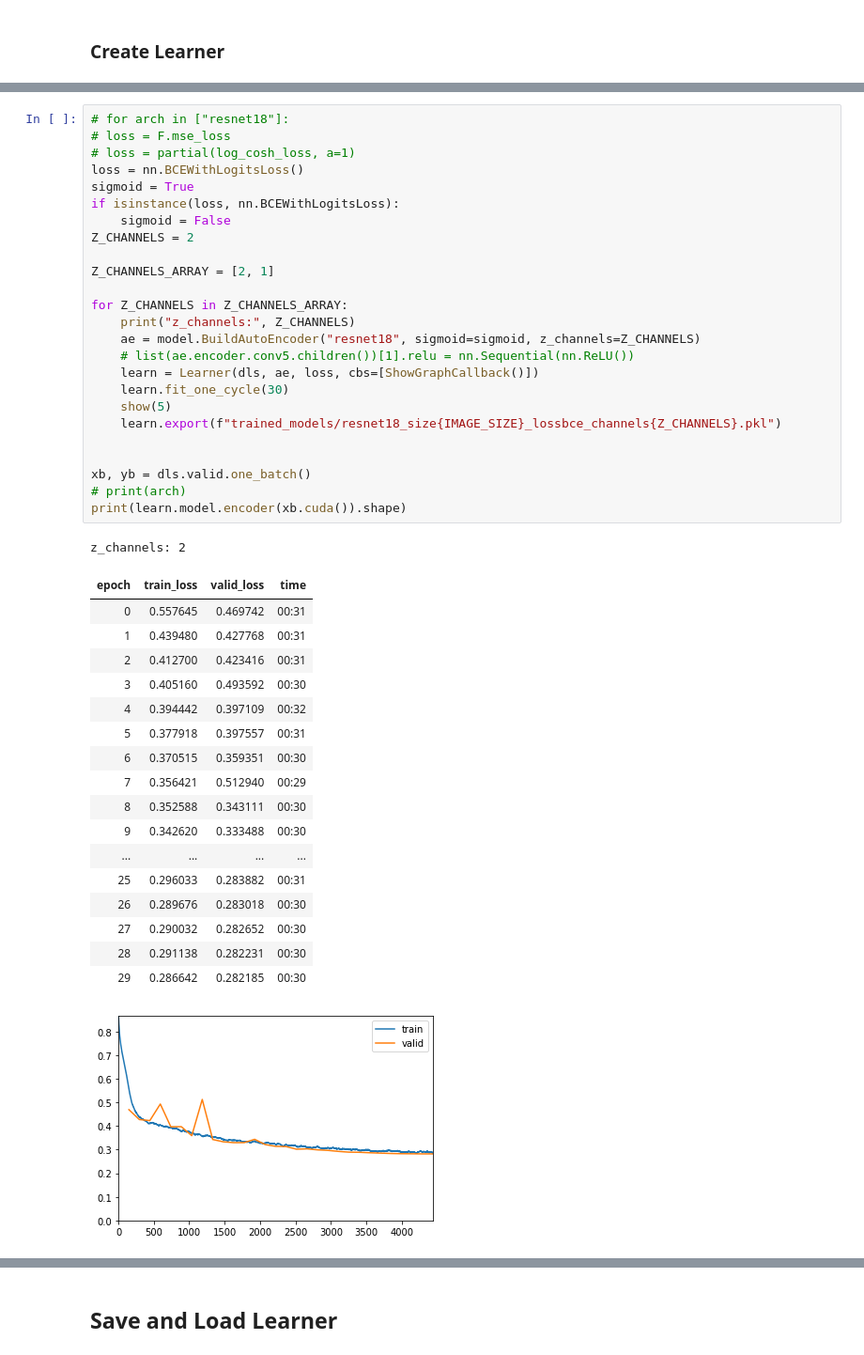
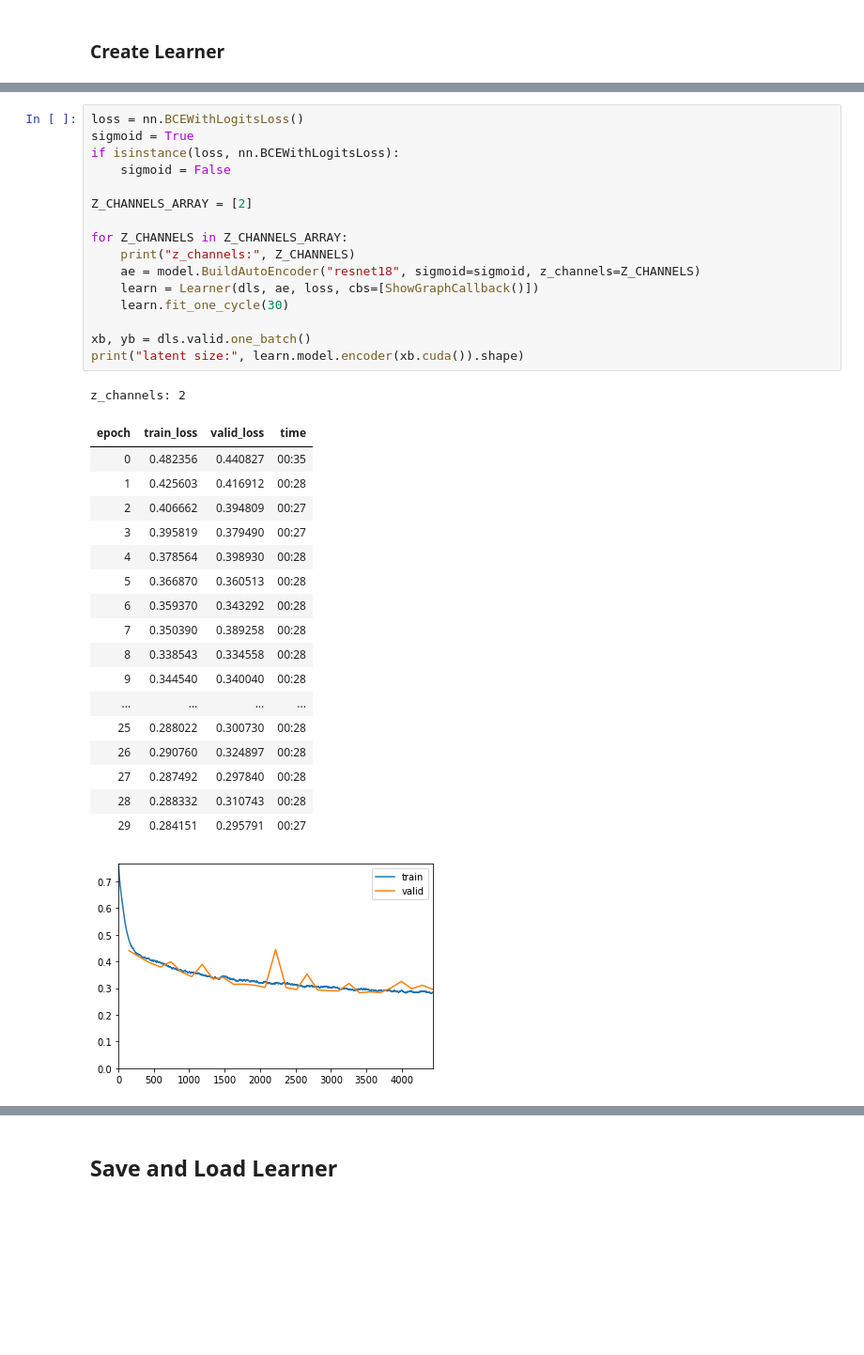
Before and after one commit to ThomasWarford/band-fingerprint, a Jupyter notebook: autoencoder/resnet_train.ipynb, the cells around one changed output, grey strips where cells are left out. Shown at 94% size. Saved outputs shown, nothing was run; the diff lists cells and outputs as text; blank space fills up the shorter version.

Commit message:
Add comments to model and clean training script

```diff
--- a/autoencoder/resnet_train.ipynb
+++ b/autoencoder/resnet_train.ipynb
@@ -76,45 +40,36 @@ class ResidualLayer(nn.Module):
 # %%
-# for arch in ["resnet18"]:
-# loss = F.mse_loss
-# loss = partial(log_cosh_loss, a=1)
 loss = nn.BCEWithLogitsLoss()
 sigmoid = True
 if isinstance(loss, nn.BCEWithLogitsLoss):
     sigmoid = False
-Z_CHANNELS = 2
 
-Z_CHANNELS_ARRAY = [2, 1]
+Z_CHANNELS_ARRAY = [2]
 
 for Z_CHANNELS in Z_CHANNELS_ARRAY:
     print("z_channels:", Z_CHANNELS)
     ae = model.BuildAutoEncoder("resnet18", sigmoid=sigmoid, z_channels=Z_CHANNELS)
-    # list(ae.encoder.conv5.children())[1].relu = nn.Sequential(nn.ReLU())
     learn = Learner(dls, ae, loss, cbs=[ShowGraphCallback()])
     learn.fit_one_cycle(30)
-    show(5)
-    learn.export(f"trained_models/resnet18_size{IMAGE_SIZE}_lossbce_channels{Z_CHANNELS}.pkl")
-
 
 xb, yb = dls.valid.one_batch()
-# print(arch)
-print(learn.model.encoder(xb.cuda()).shape)
+print("latent size:", learn.model.encoder(xb.cuda()).shape)
 # %% [output]
 z_channels: 2
 | epoch | train_loss | valid_loss | time |
-| 0 | 0.557645 | 0.469742 | 00:31 |
-| 1 | 0.439480 | 0.427768 | 00:31 |
-| 2 | 0.412700 | 0.423416 | 00:31 |
-| 3 | 0.405160 | 0.493592 | 00:30 |
-| 4 | 0.394442 | 0.397109 | 00:32 |
-| 5 | 0.377918 | 0.397557 | 00:31 |
-| 6 | 0.370515 | 0.359351 | 00:30 |
-| 7 | 0.356421 | 0.512940 | 00:29 |
-| 8 | 0.352588 | 0.343111 | 00:30 |
-| 9 | 0.342620 | 0.333488 | 00:30 |
+| 0 | 0.482356 | 0.440827 | 00:35 |
+| 1 | 0.425603 | 0.416912 | 00:28 |
+| 2 | 0.406662 | 0.394809 | 00:27 |
+| 3 | 0.395819 | 0.379490 | 00:27 |
+| 4 | 0.378564 | 0.398930 | 00:28 |
+| 5 | 0.366870 | 0.360513 | 00:28 |
+| 6 | 0.359370 | 0.343292 | 00:28 |
+| 7 | 0.350390 | 0.389258 | 00:28 |
+| 8 | 0.338543 | 0.334558 | 00:28 |
+| 9 | 0.344540 | 0.340040 | 00:28 |
 | ... | ... | ... | ... |
-| 25 | 0.296033 | 0.283882 | 00:31 |
-| 26 | 0.289676 | 0.283018 | 00:30 |
-| 27 | 0.290032 | 0.282652 | 00:30 |
-| 28 | 0.291138 | 0.282231 | 00:30 |
-| 29 | 0.286642 | 0.282185 | 00:30 |
+| 25 | 0.288022 | 0.300730 | 00:28 |
+| 26 | 0.290760 | 0.324897 | 00:28 |
+| 27 | 0.287492 | 0.297840 | 00:28 |
+| 28 | 0.288332 | 0.310743 | 00:28 |
+| 29 | 0.284151 | 0.295791 | 00:27 |
-[figure, old version]
+[figure, new version]
```
Also changed, not shown: parts of 9 cells of this notebook, 1 other file.
